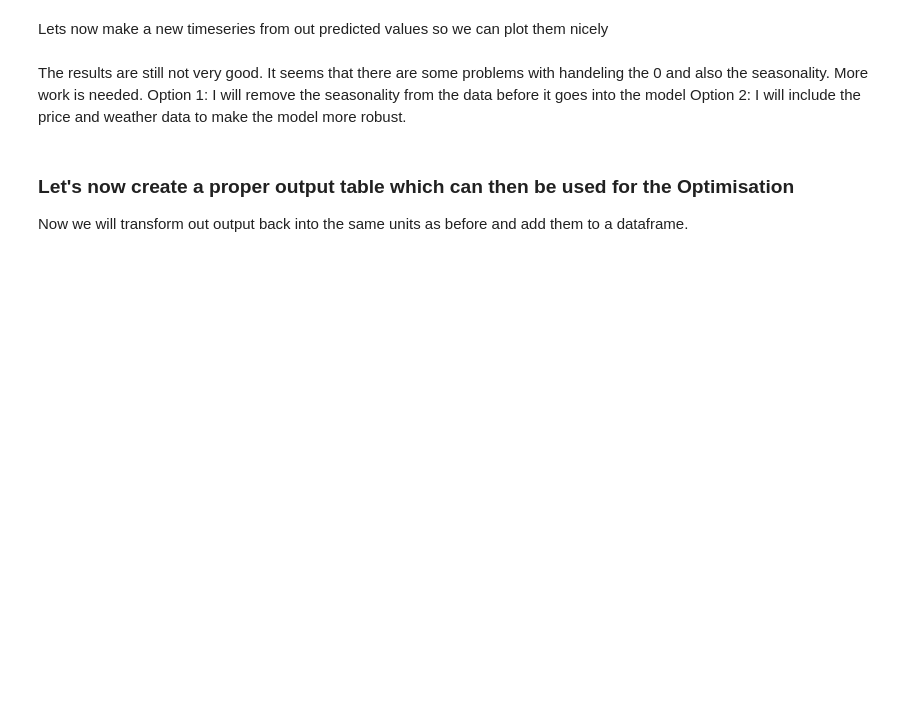
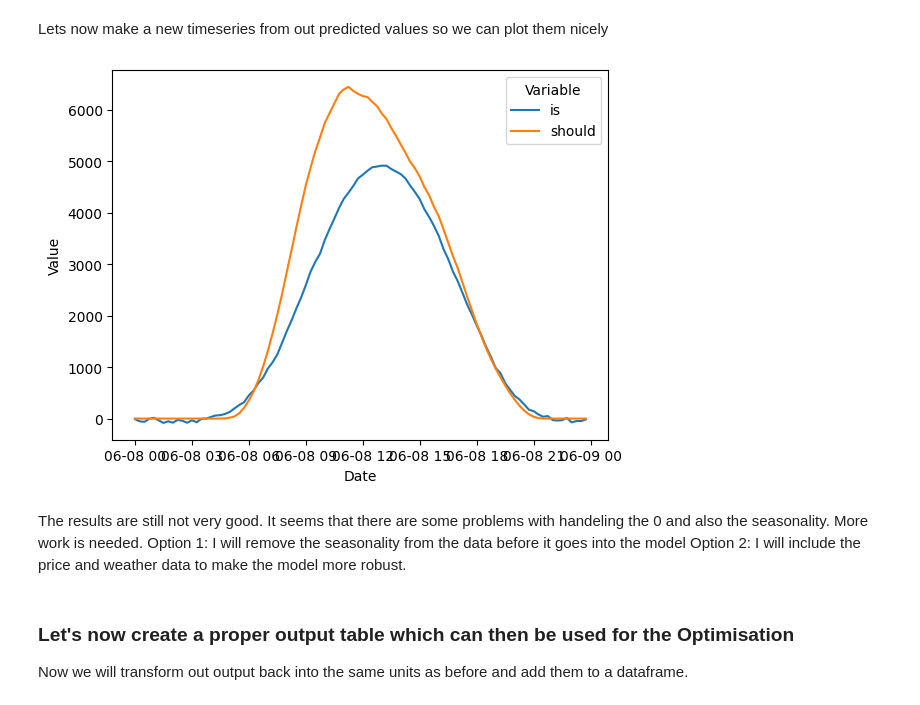
Before and after one commit to fritzfritzfritzz/EES_Optimisation, a Jupyter notebook: notebooks/20230630_LSTM_trial.ipynb, the cells around one changed output. Drawn from its saved outputs; the diff is of its cells as text; code cells hidden in the pictures; blank space fills up the shorter version.

Commit message:
Included the saved models and corrected the generation of the output file. The code now connects the date propperly to the date of the prediction and creates a plot of the first prediction

```diff
--- a/notebooks/20230630_LSTM_trial.ipynb
+++ b/notebooks/20230630_LSTM_trial.ipynb
@@ -270,8 +340,8 @@ def get_simple_LSTM_model():
     ])
 
     simple_LSTM.compile(optimizer=optimizer,
-                  loss=tf.keras.losses.MeanAbsolutePercentageError(),
-                  metrics=[tf.keras.losses.MeanAbsolutePercentageError()])
+                  loss=tf.keras.losses.MeanSquaredError(),
+                  metrics=[tf.keras.metrics.MeanAbsolutePercentageError()])
     return simple_LSTM
 # %%
 with tf.device('/cpu:0'):
@@ -303,5 +437,5 @@ print("\n%s: %.2f%%" % (simple_LSTM.metrics_names[1], scores[1]))
 # %%
-x_input = X_test
+X_test
 #x_input = x_input.reshape((x_input.shape[0], x_input.shape[1], 1))
-y_pred = simple_LSTM.predict(x_input, verbose=0)
+y_pred = simple_LSTM.predict(X_test, verbose=0)
 print(y_pred)
@@ -328,3 +468,22 @@ y_pred[:1]
+# %%
+def make_plotting_table(y_test, y_pred, Y_test_index):
+    inversed_y_test = scaler.inverse_transform(y_test)
+    inversed_y_pred = scaler.inverse_transform(y_pred)
+    inversed_y_test = pd.DataFrame(inversed_y_test[:1, :].T, columns=['should'])
+    Date = pd.DataFrame(Y_test_index[:1, :].T, columns=['Date'])
+    inversed_y_pred = pd.DataFrame(inversed_y_pred[:1, :].T, columns=['is'])
+    df_date = Date
+    df_3 = pd.concat([df_date, inversed_y_test], axis=1)
+    df_plotting = pd.concat([df_3, inversed_y_pred] ,axis=1)
+    df_melted = df_plotting.melt(id_vars = 'Date', value_vars=['is', 'should'], var_name = 'Variable', value_name = "Value")
+    df_melted["Date"] = pd.to_datetime(df_melted['Date'])
+    return df_melted
+# %%
+df_plotting = make_plotting_table(y_test, y_pred, Y_test_index)
+# %%
+LSTM_solar_output = sns.lineplot(data=df_plotting, x = 'Date' , y = 'Value', hue = 'Variable')
+# %% [output]
+[figure, added]
 # %% [markdown]
 The results are still not very good. It seems that there are some problems with handeling the 0 and also the seasonality. More work is needed.
     Option 1: I will remove the seasonality from the data before it goes into the model
```
Also changed, not shown: parts of 25 cells of this notebook, 6 other files.
